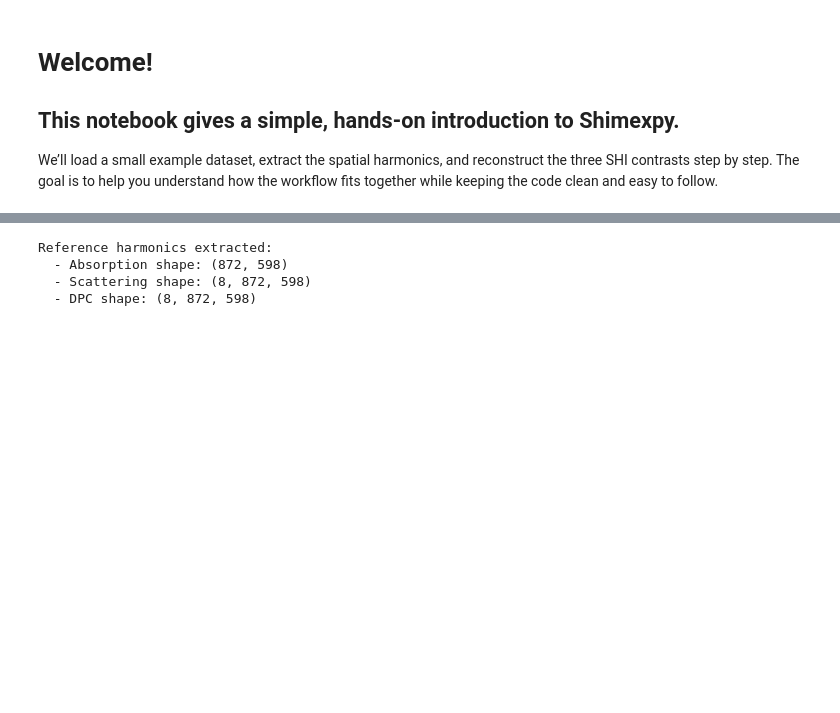
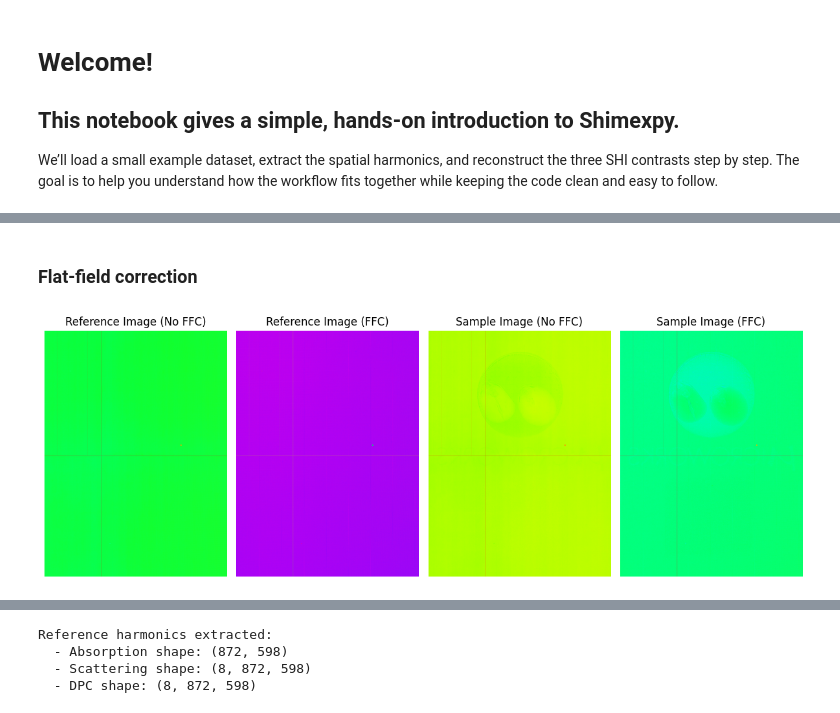
Before and after one commit to JLBeltran-IMAG/shimexpy, a Jupyter notebook: examples/workflow_example.ipynb, the cells around one changed output, grey strips where cells are left out. Cells and saved outputs as stored; diff of their text form; code cells hidden in the pictures; blank space fills up the shorter version.

```diff
--- a/examples/workflow_example.ipynb
+++ b/examples/workflow_example.ipynb
@@ -92,0 +114,36 @@ We start by computing the spatial harmonics of the reference image.
+# %%
+from shimexpy import crop
+
+y0, y1, x0, x1 = crop(sample_img)
+# %%
+reference_img_roi = reference_img[y0:y1 , x0:x1]
+sample_img_roi = sample_img[y0:y1 , x0:x1]
+bright_img_roi = bright_img[y0:y1 , x0:x1]
+dark_img_roi = dark_img[y0:y1 , x0:x1]
+# %% [markdown]
+### Flat-field correction
+# %%
+reference_ffc = ffc(reference_img_roi, dark_img_roi, bright_img_roi)
+sample_ffc = ffc(sample_img_roi, dark_img_roi, bright_img_roi)
+
+fig2, axes = plt.subplots(1, 4, figsize=(12, 5))
+
+axes[0].imshow(reference_img_roi, cmap="hsv")
+axes[0].set_title("Reference Image (No FFC)")
+axes[0].axis("off")
+
+axes[1].imshow(reference_ffc, cmap="hsv")
+axes[1].set_title("Reference Image (FFC)")
+axes[1].axis("off")
+
+axes[2].imshow(sample_img_roi, cmap="hsv")
+axes[2].set_title("Sample Image (No FFC)")
+axes[2].axis("off")
+
+axes[3].imshow(sample_ffc, cmap="hsv")
+axes[3].set_title("Sample Image (FFC)")
+axes[3].axis("off")
+
+fig2.tight_layout()
+# %% [output]
+[figure, added]
```
Also changed, not shown: parts of 13 cells of this notebook, 7 other files.
